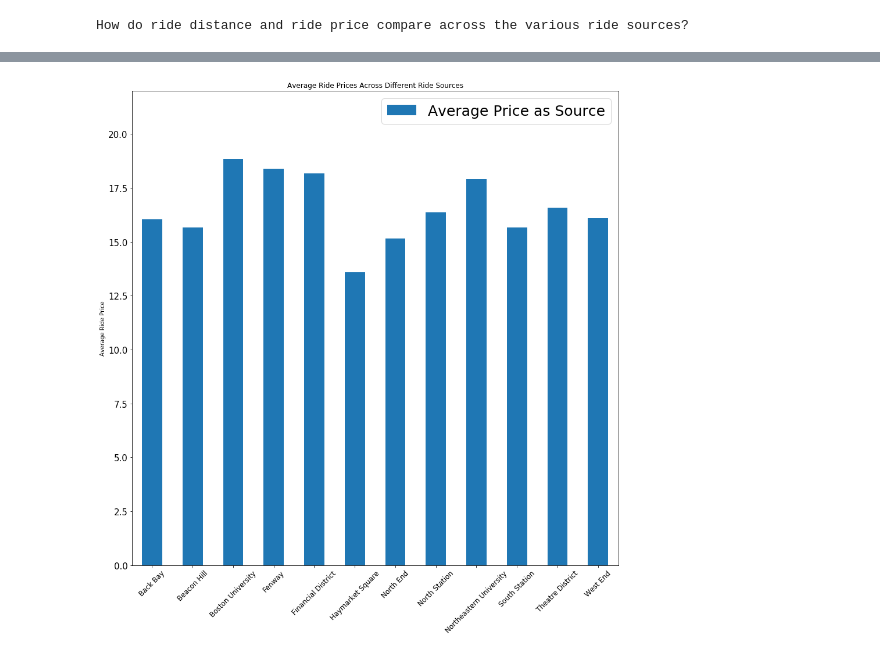
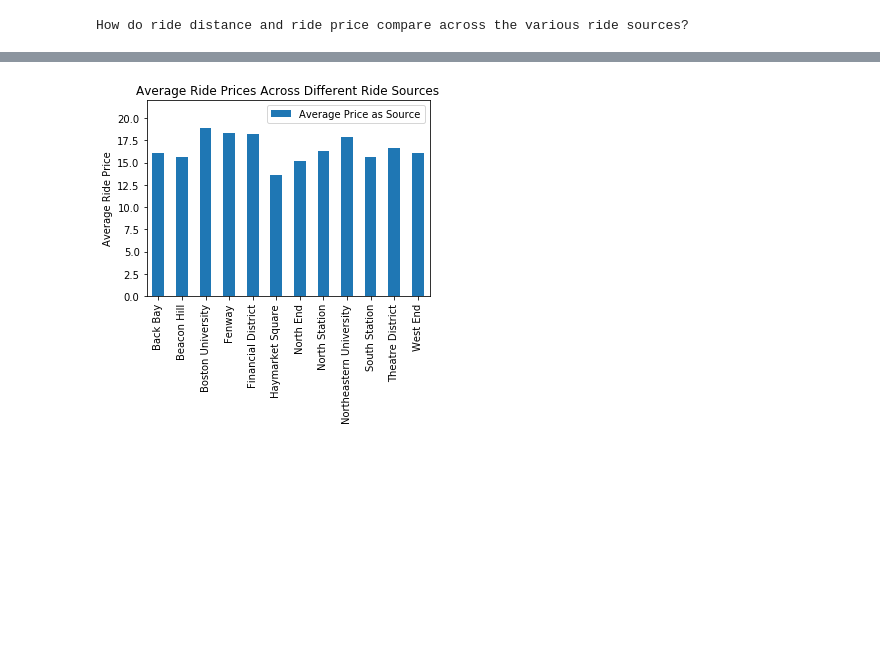
Before and after one commit to blhawkins/theBostonLagers, a Jupyter notebook: Benji's Analysis.ipynb, the cells around one changed output, grey strips where cells are left out. Drawn from its saved outputs; the diff is of its cells as text; code cells hidden in the pictures; blank space fills up the shorter version.

```diff
--- a/Benji's Analysis.ipynb
+++ b/Benji's Analysis.ipynb
@@ -126,23 +121,21 @@ plt.savefig('Figures/count_as_source.png')
 # %%
 #Pull the relevent data into a dataframe
 price_as_source_series = pd.DataFrame(grouped_location_summary['Average Price as Source'])
 
 #Create a bar graph showing the average ride price of rides originating from each each source
-price_as_source_series.plot(kind = 'bar', figsize = (15,15))
+price_as_source_series.plot(kind = 'bar', figsize = (5,5))
 
 #Format the bar graph
 plt.title("Average Ride Prices Across Different Ride Sources")
 plt.ylabel('Average Ride Price')
 plt.xlim(-.5, len(price_as_source_series)-.5)
 plt.ylim(0, 22)
-plt.legend(prop={'size': 25})
-plt.xticks(rotation=45, size=12)
-plt.yticks(size=15)
+plt.tight_layout()
 
 #Save the figure
 plt.savefig('Figures/price_as_source.png')
 # %% [output]
-[figure, old version]
+[figure, new version]
 # %%
 #Pull the relevent data into a dataframe
 distance_as_source_series = pd.DataFrame(grouped_location_summary['Average Distance as Source'])
```
Also changed, not shown: parts of 6 cells of this notebook, 8 other files.
